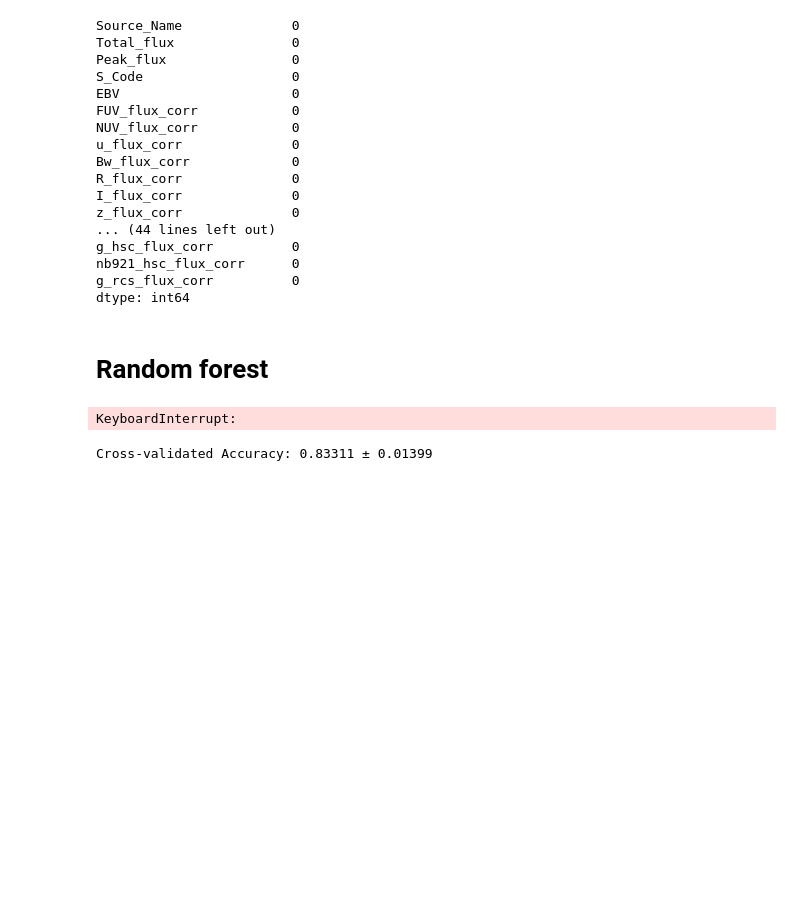
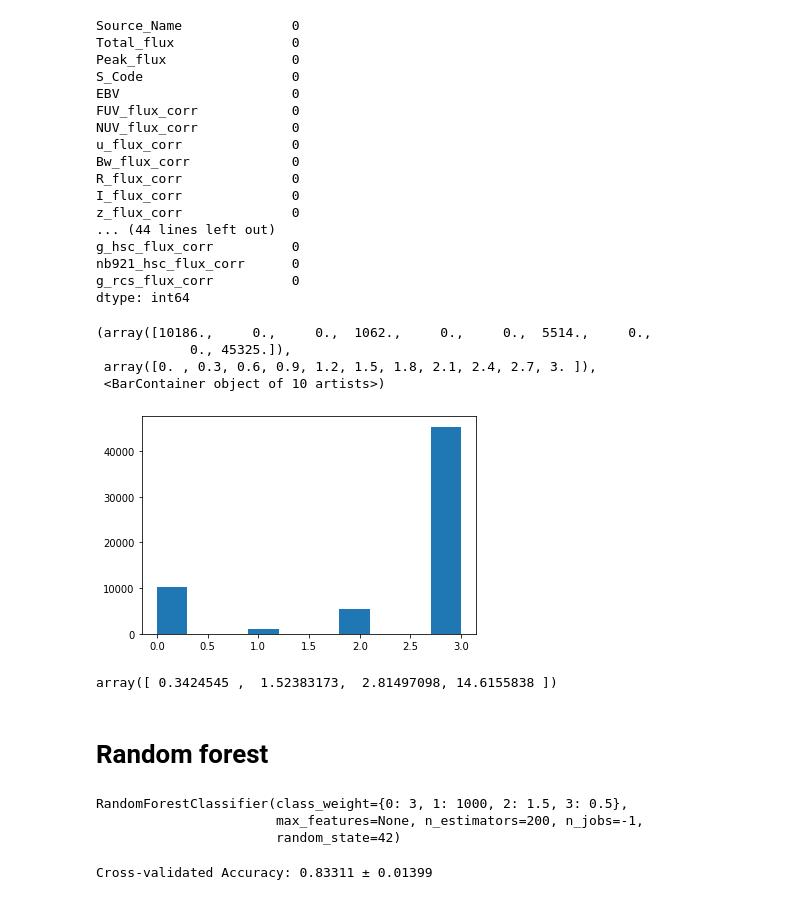
Before and after one commit to jespertjee/LOFAR_ML, a Jupyter notebook: Supervised/Fangyou/Preprocessed_data/Classification_Combined.ipynb, the cells around one changed output. Saved outputs shown, nothing was run; the diff lists cells and outputs as text; code cells hidden in the pictures; blank space fills up the shorter version.

```diff
--- a/Supervised/Fangyou/Preprocessed_data/Classification_Combined.ipynb
+++ b/Supervised/Fangyou/Preprocessed_data/Classification_Combined.ipynb
@@ -116,17 +116,31 @@ classes_weights = class_weight.compute_sample_weight(
     class_weight='balanced',
     y=y_train
 )
+# %%
+plt.hist(y_train)
+# %% [output]
+(array([10186.,     0.,     0.,  1062.,     0.,     0.,  5514.,     0.,
+            0., 45325.]),
+ array([0. , 0.3, 0.6, 0.9, 1.2, 1.5, 1.8, 2.1, 2.4, 2.7, 3. ]),
+ <BarContainer object of 10 artists>)
+[figure, added]
+# %%
+np.unique(classes_weights)
+# %% [output]
+array([ 0.3424545 ,  1.52383173,  2.81497098, 14.6155838 ])
 # %% [markdown]
 # Random forest
 # %%
-clf = RandomForestClassifier(n_estimators=500,
+clf = RandomForestClassifier(n_estimators=200,
                              max_features=None,
                              n_jobs=-1,
-                             class_weight="balanced",
+                             class_weight={0: 3, 1: 1000, 2: 1.5, 3: 0.5},
                              random_state=42)
 clf.fit(X_train, y_train)
 # %% [output]
-KeyboardInterrupt:
+RandomForestClassifier(class_weight={0: 3, 1: 1000, 2: 1.5, 3: 0.5},
+                       max_features=None, n_estimators=200, n_jobs=-1,
+                       random_state=42)
 # %%
 cv_score = cross_val_score(clf, X_train, y_train, cv=32, n_jobs=-1, scoring="accuracy")
 # %%
```
Also changed, not shown: parts of 40 cells of this notebook, 5 other files.
